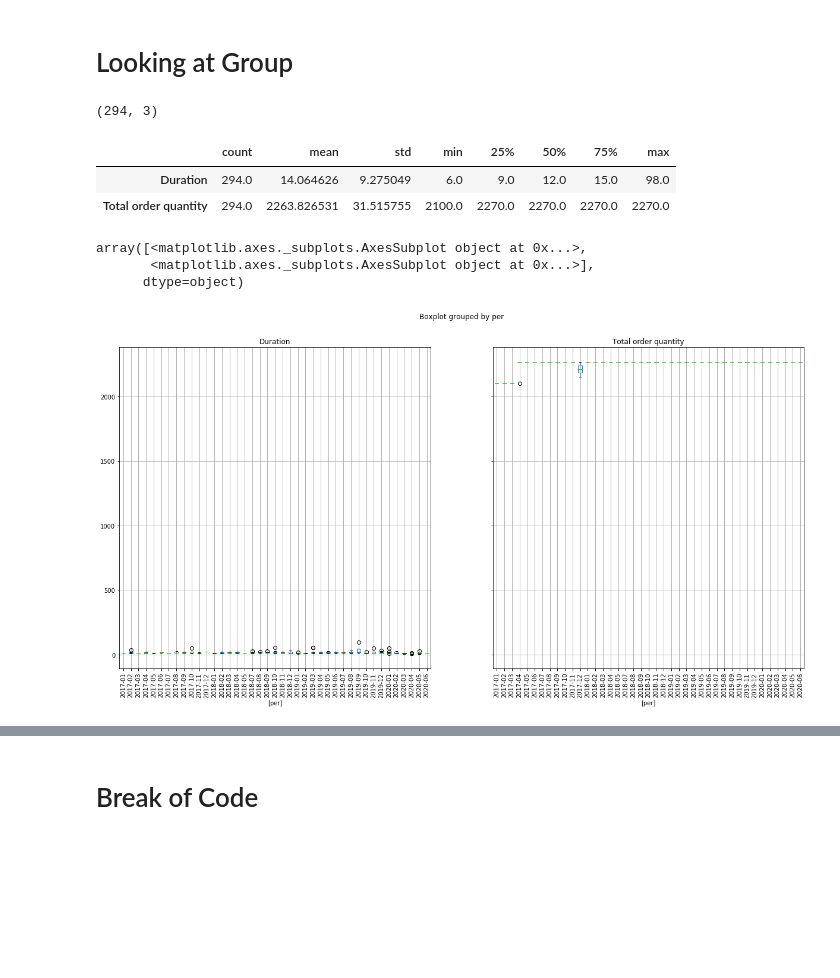
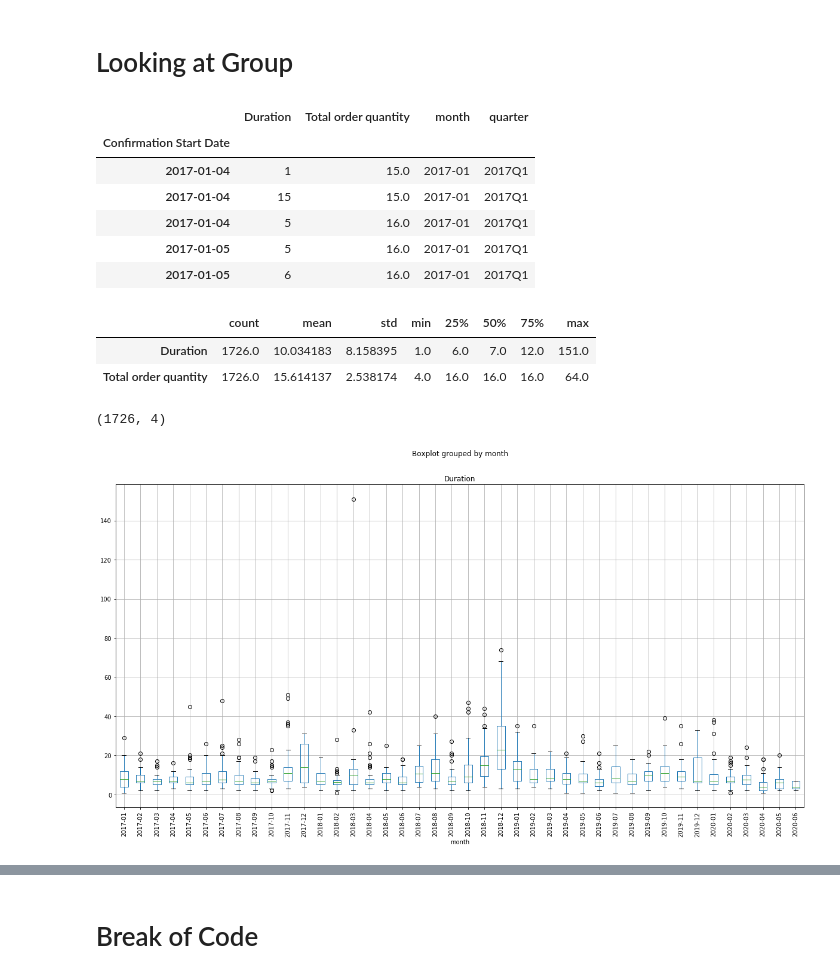
Before and after one commit to jakeharris1/Time-Series-Forecasting, a Jupyter notebook: Data Analysis.ipynb, the cells around one changed output, grey strips where cells are left out. Drawn from its saved outputs; the diff is of its cells as text; code cells hidden in the pictures; blank space fills up the shorter version.

```diff
--- a/Data Analysis.ipynb
+++ b/Data Analysis.ipynb
@@ -30,10 +26,24 @@ df = df[df[fncf].notna() & df[ud].notna()]
+# %%
+fncf = "Confirmation Start Date"
+ud = "Usage Decision Date"
+df = df[df[fncf].notna() & df[ud].notna()]
+
+#Change the units to ML
+df.loc[df["Unit"] == "µL", "Total order quantity"] = df["Total order quantity"]/1000
+df.loc[df["Unit"] == "µL", "Unit"] = "ML"
+
+df.loc[df["Unit"] == "L", "Total order quantity"] = df["Total order quantity"] * 1000
+df.loc[df["Unit"] == "L", "Unit"] = "ML"
 # %%
 df["Duration"] = (df[ud] - df[fncf]).dt.days
 df["Scheduled_Duration"] = (df["Schedule Finish Date"] - df["Schedule Start Date"]).dt.days
+df = df[df["Duration"] > 0]
 df.sort_values("Confirmation Start Date")
+
 orders = df[df["Confirmation Start Date"] < pd.Timestamp(2017, 1, 1)]["Order"].unique()
 df = df[~df["Order"].isin(orders)]
 df.sort_values("Confirmation Start Date")
+
 df.info()
 display(df.describe())
 #df.to_csv("With Duration.csv")
@@ -260,16 +356,25 @@ graphGroup(137, 100000197, "BM")
 # %% [markdown]
 # Looking at Group
 # %%
-group = df.loc[df["Material"] == 100001520] #group == 106, 100001064, 100001522, 100001520
+group = df.loc[df["Group"] == 106]
+#group = df.loc[df["Material"] == 100001855]
 group = group[["Duration", "Confirmation Start Date", "Total order quantity"]]
 group.set_index("Confirmation Start Date", inplace = True)
 group = group.loc[group["Duration"] > 0]
 group = group.sort_values("Confirmation Start Date")
-group["per"] = group.index.to_period("M")
+group["month"] = group.index.to_period("M")
+group["quarter"] = group.index.to_period("Q")
+#group["per"] = group["Confirmation Start Date"].dt.to_period("M")
 # %%
-group.shape
+group.head()
 # %% [output]
-(294, 3)
+|  | Duration | Total order quantity | month | quarter |
+| Confirmation Start Date |  |  |  |  |
+| 2017-01-04 | 1 | 15.0 | 2017-01 | 2017Q1 |
+| 2017-01-04 | 15 | 15.0 | 2017-01 | 2017Q1 |
+| 2017-01-04 | 5 | 16.0 | 2017-01 | 2017Q1 |
+| 2017-01-05 | 5 | 16.0 | 2017-01 | 2017Q1 |
+| 2017-01-05 | 6 | 16.0 | 2017-01 | 2017Q1 |
 # %%
 #This shows that our data is not normally distributed
 # import scipy.stats
@@ -287,14 +392,13 @@ group.shape
 # test_start, test_end = "2019-09-30", "2020-06-30"
 # %%
 display(group.describe().transpose())
-group.boxplot(by = "per", figsize = (20, 10), rot = 90)
+group.boxplot(column = "Duration", by = "month", figsize = (20, 10), rot = 90)
+group.shape
 
 #plt.savefig("With outliers" + ".png")
 # %% [output]
 |  | count | mean | std | min | 25% | 50% | 75% | max |
-| Duration | 294.0 | 14.064626 | 9.275049 | 6.0 | 9.0 | 12.0 | 15.0 | 98.0 |
-| Total order quantity | 294.0 | 2263.826531 | 31.515755 | 2100.0 | 2270.0 | 2270.0 | 2270.0 | 2270.0 |
+| Duration | 1726.0 | 10.034183 | 8.158395 | 1.0 | 6.0 | 7.0 | 12.0 | 151.0 |
+| Total order quantity | 1726.0 | 15.614137 | 2.538174 | 4.0 | 16.0 | 16.0 | 16.0 | 64.0 |
-array([<matplotlib.axes._subplots.AxesSubplot object at 0x...>,
-       <matplotlib.axes._subplots.AxesSubplot object at 0x...>],
-      dtype=object)
+(1726, 4)
-[figure, old version]
+[figure, new version]
```
Also changed, not shown: parts of 27 cells of this notebook.
